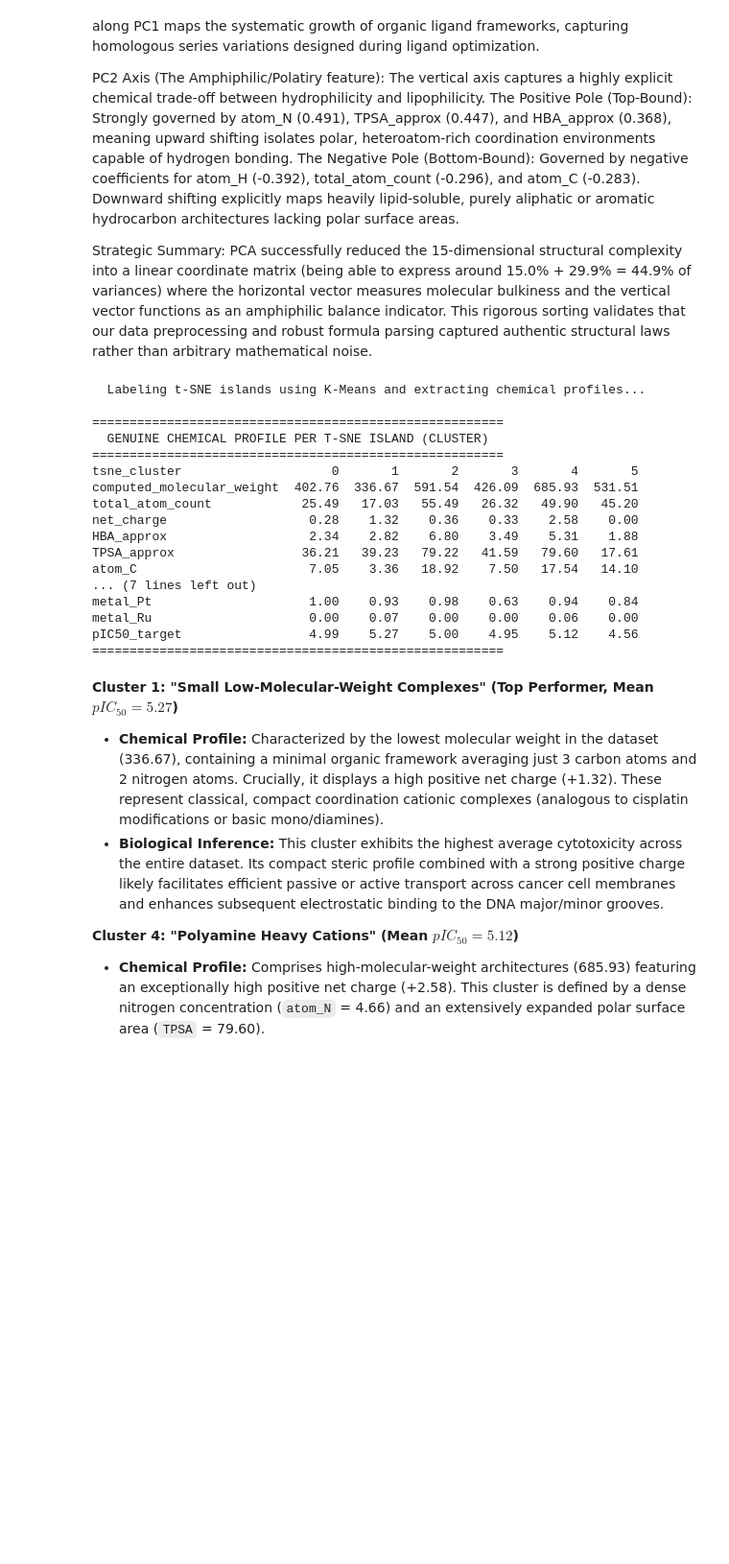
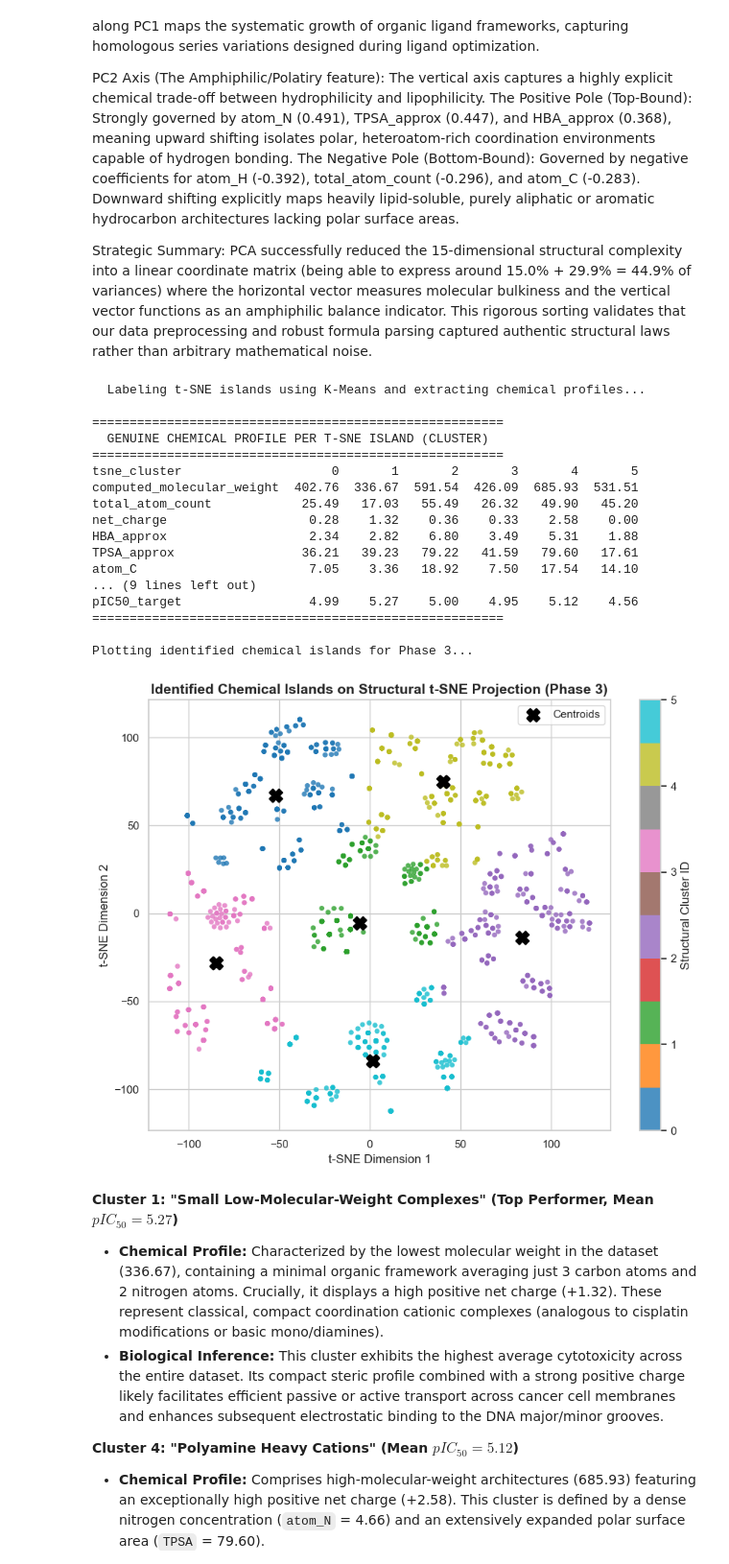
Before and after one commit to iaroslavbelavskii/anticancer-ml-project, a Jupyter notebook: Organimetallic Compounds Anticancer Actitivty ML/rdkit_descriptors.ipynb, the cells around one changed output. Shown at 96% size. Drawn from its saved outputs; the diff is of its cells as text; code cells hidden in the pictures; blank space fills up the shorter version.

Commit message:
conclusions and comparisons of 3 phases added

```diff
--- a/Organimetallic Compounds Anticancer Actitivty ML/rdkit_descriptors.ipynb
+++ b/Organimetallic Compounds Anticancer Actitivty ML/rdkit_descriptors.ipynb
@@ -281,44 +281,85 @@ The Negative Pole (Bottom-Bound): Governed by negative coefficients for atom_H (
 Strategic Summary: PCA successfully reduced the 15-dimensional structural complexity into a linear coordinate matrix (being able to express around 15.0% + 29.9% = 44.9% of variances) where the horizontal vector measures molecular bulkiness and the vertical vector functions as an amphiphilic balance indicator. This rigorous sorting validates that our data preprocessing and robust formula parsing captured authentic structural laws rather than arbitrary mathematical noise.
 # %%
 from sklearn.cluster import KMeans
+import matplotlib.pyplot as plt
+import seaborn as sns
 
 print("  Labeling t-SNE islands using K-Means and extracting chemical profiles...")
 
-# Automatically identify 6 main structural islands on the 2D t-SNE coordinates
+# 1. Обучение KMeans на 2D координатах t-SNE
 kmeans = KMeans(n_clusters=6, random_state=42, n_init=10)
 cluster_labels = kmeans.fit_predict(X_tsne)
 
-# Attach the t-SNE island labels to our genuine chemical features
+# 2. Сборка датафрейма профилей
 X_analyzed = X_structural.copy()
 X_analyzed['tsne_cluster'] = cluster_labels
-X_analyzed['pIC50_target'] = y  # Include biological activity to see cluster potency
+X_analyzed['pIC50_target'] = y
 
-# Calculate the mean value of every single feature per t-SNE island
 cluster_profiles = X_analyzed.groupby('tsne_cluster').mean()
 
 print("\n=======================================================")
 print("  GENUINE CHEMICAL PROFILE PER T-SNE ISLAND (CLUSTER)  ")
 print("=======================================================")
 print(cluster_profiles.T.round(2))
 print("=======================================================\n")
+
+# ------------------------------------------------------------------------------
+# Visualization: Isolated Cluster Mapping for Phase 3
+# ------------------------------------------------------------------------------
+print("Plotting identified chemical islands for Phase 3...")
+
+plt.figure(figsize=(9, 7))
+
+# Scatter plot using the K-Means cluster labels for discrete coloring
+scatter_clusters = plt.scatter(
+    X_tsne[:, 0],
+    X_tsne[:, 1],
+    c=cluster_labels,
+    cmap='tab10',
+    alpha=0.8,
+    s=25,
+    edgecolors='none'
+)
+
+# Extract and overlay cluster centroids for geometric reference
+centroids = kmeans.cluster_centers_
+plt.scatter(
+    centroids[:, 0],
+    centroids[:, 1],
+    marker='X',
+    s=150,
+    linewidths=2,
+    color='black',
+    label='Centroids'
+)
+
+# Add colorbar, labels, and clean layout
+plt.colorbar(scatter_clusters, label='Structural Cluster ID')
+plt.title('Identified Chemical Islands on Structural t-SNE Projection (Phase 3)', fontsize=14, fontweight='bold')
+plt.xlabel('t-SNE Dimension 1', fontsize=12)
+plt.ylabel('t-SNE Dimension 2', fontsize=12)
+plt.legend(loc='best')
+plt.tight_layout()
+plt.show()
 # %% [output]
   Labeling t-SNE islands using K-Means and extracting chemical profiles...
 
 =======================================================
   GENUINE CHEMICAL PROFILE PER T-SNE ISLAND (CLUSTER)
 =======================================================
 tsne_cluster                    0       1       2       3       4       5
 computed_molecular_weight  402.76  336.67  591.54  426.09  685.93  531.51
 total_atom_count            25.49   17.03   55.49   26.32   49.90   45.20
 net_charge                   0.28    1.32    0.36    0.33    2.58    0.00
 HBA_approx                   2.34    2.82    6.80    3.49    5.31    1.88
 TPSA_approx                 36.21   39.23   79.22   41.59   79.60   17.61
 atom_C                       7.05    3.36   18.92    7.50   17.54   14.10
-... (7 lines left out)
-metal_Pt                     1.00    0.93    0.98    0.63    0.94    0.84
-metal_Ru                     0.00    0.07    0.00    0.00    0.06    0.00
+... (9 lines left out)
 pIC50_target                 4.99    5.27    5.00    4.95    5.12    4.56
 =======================================================
+
+Plotting identified chemical islands for Phase 3...
+[figure, added]
 # %% [markdown]
 **Cluster 1: "Small Low-Molecular-Weight Complexes" (Top Performer, Mean $pIC_{50} = 5.27$)**
 
```
Also changed, not shown: 6 other files.
